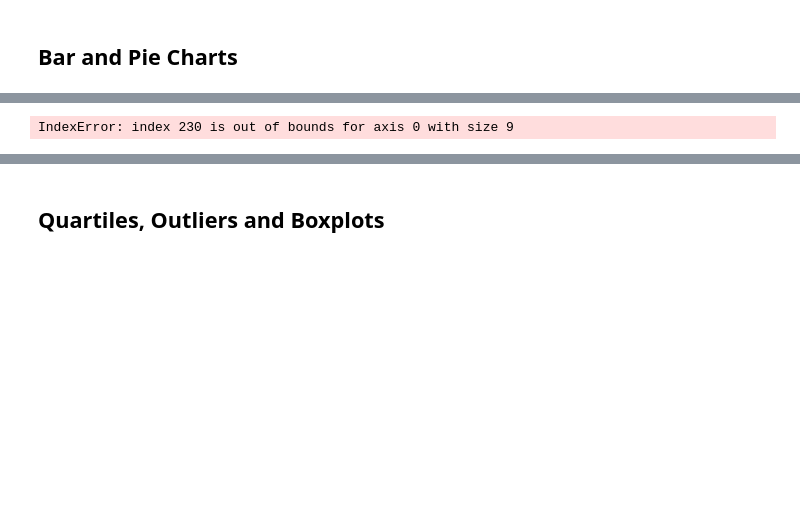
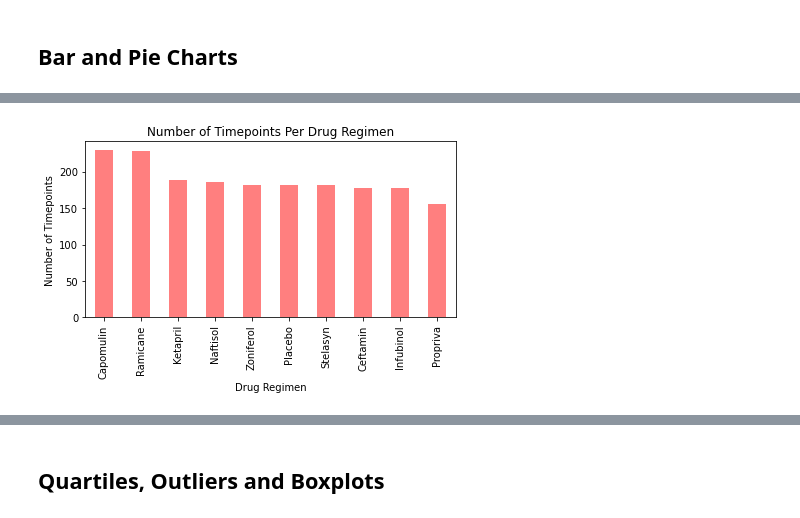
Before and after one commit to nsommerf/matplotlib, a Jupyter notebook: pymaceuticals_starter.ipynb, the cells around one changed output, grey strips where cells are left out. Cells and saved outputs as stored; diff of their text form; code cells hidden in the pictures; blank space fills up the shorter version.

Commit message:
cleaned up code

```diff
--- a/pymaceuticals_starter.ipynb
+++ b/pymaceuticals_starter.ipynb
@@ -139,13 +169,18 @@ SpecificationError: nested renamer is not supported
 # %%
 # Generate a bar plot showing the total number of measurements taken on each drug regimen using pandas.
-ax = cleaned_df.plot.bar(x='Drug Regimen', y=measure, rot=90)
-# Create an array that contains the number of users each language has
-#measure = []
-#for y in range(len(regimens)):
+# Filter the data frame down to the columns we want
+bar_data = cleaned_df["Drug Regimen"].value_counts()
+#set the index to Drug Regimen
+#bar_data = bar_data.set_index("Drug Regimen")
 #    measure.append(cleaned_df.loc[cleaned_df['Drug Regimen'] == regimens(y)].count())
-measure = cleaned_df['Drug Regimen'].value_counts()
-ax = cleaned_df.plot.bar(x='Drug Regimen', y=measure, rot=90)
+#measure = cleaned_df['Drug Regimen'].value_counts()
+#use figsize figsize=(20,3)
+bar_data.plot(kind="bar", color='r', alpha=0.5, align="center")
+plt.title("Number of Timepoints Per Drug Regimen")
+plt.xlabel("Drug Regimen")
+plt.ylabel("Number of Timepoints")
+plt.tight_layout()
 # %% [output]
-IndexError: index 230 is out of bounds for axis 0 with size 9
+[figure, added]
 # %%
 # Generate a bar plot showing the total number of measurements taken on each drug regimen using pyplot.
```
Also changed, not shown: parts of 21 cells of this notebook.
